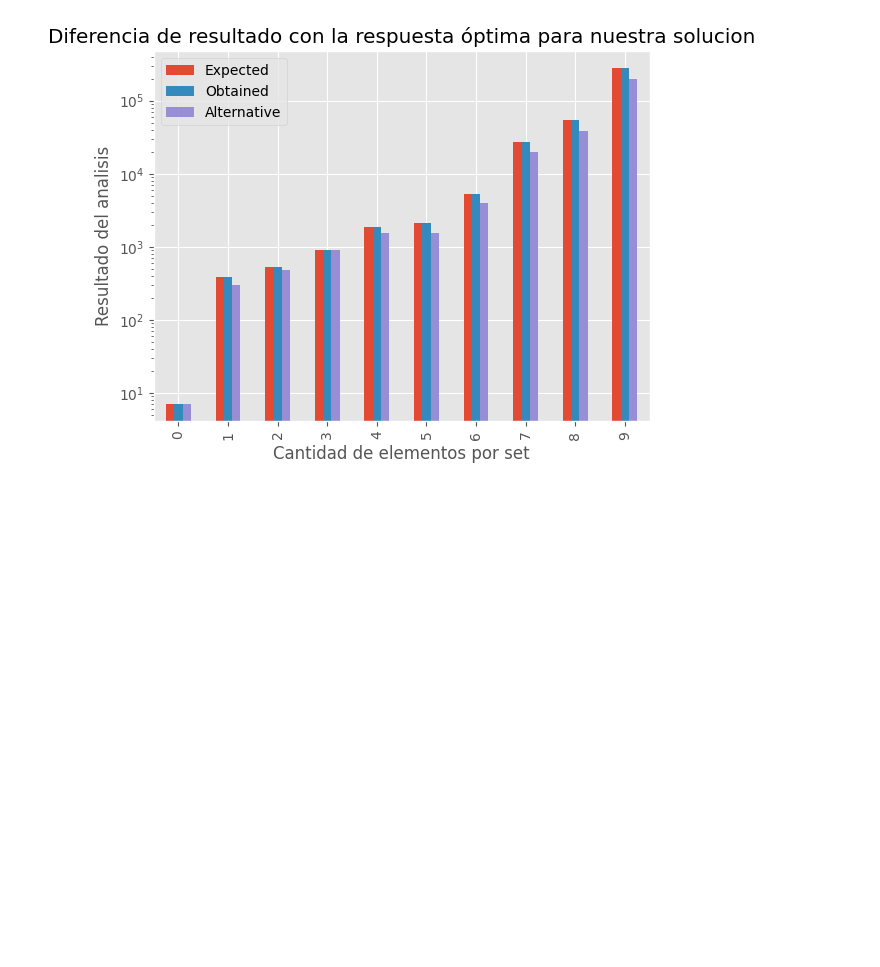
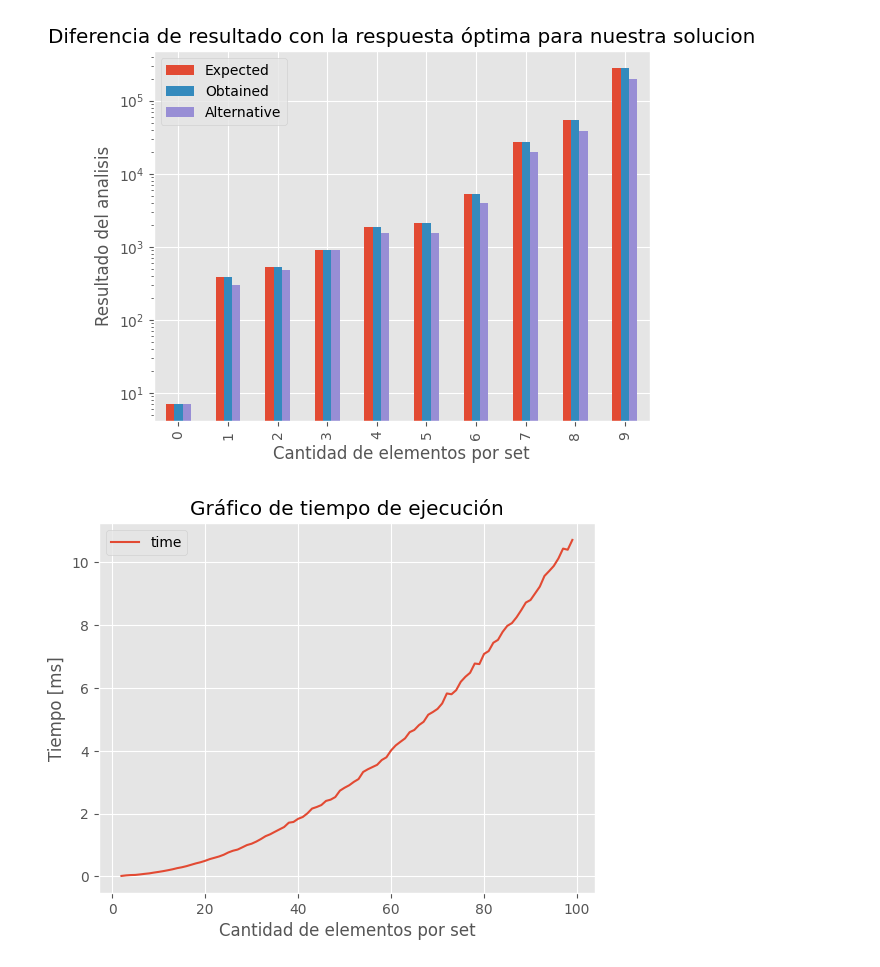
Before and after one commit to astrocinco/2c2023-TDA-TP2, a Jupyter notebook: code/graphfic_analysis.ipynb, the cells around one changed output. Saved outputs shown, nothing was run; the diff lists cells and outputs as text; code cells hidden in the pictures; blank space fills up the shorter version.

```diff
--- a/code/graphfic_analysis.ipynb
+++ b/code/graphfic_analysis.ipynb
@@ -40,5 +40,7 @@ graph.make_graph_for_different_method_durations(files)
 # %% [output]
 [figure]
 # %%
-df_time = analysis.get_execution_time(solution.get_best_training, max=300, rep=200, size=10)
+df_time = analysis.get_execution_time(solution.get_best_training, max=100, rep=200, size=10)
 graph.make_execution_time_graph(df_time)
+# %% [output]
+[figure, added]
```
Also changed, not shown: parts of 1 cell of this notebook, 2 other files.
